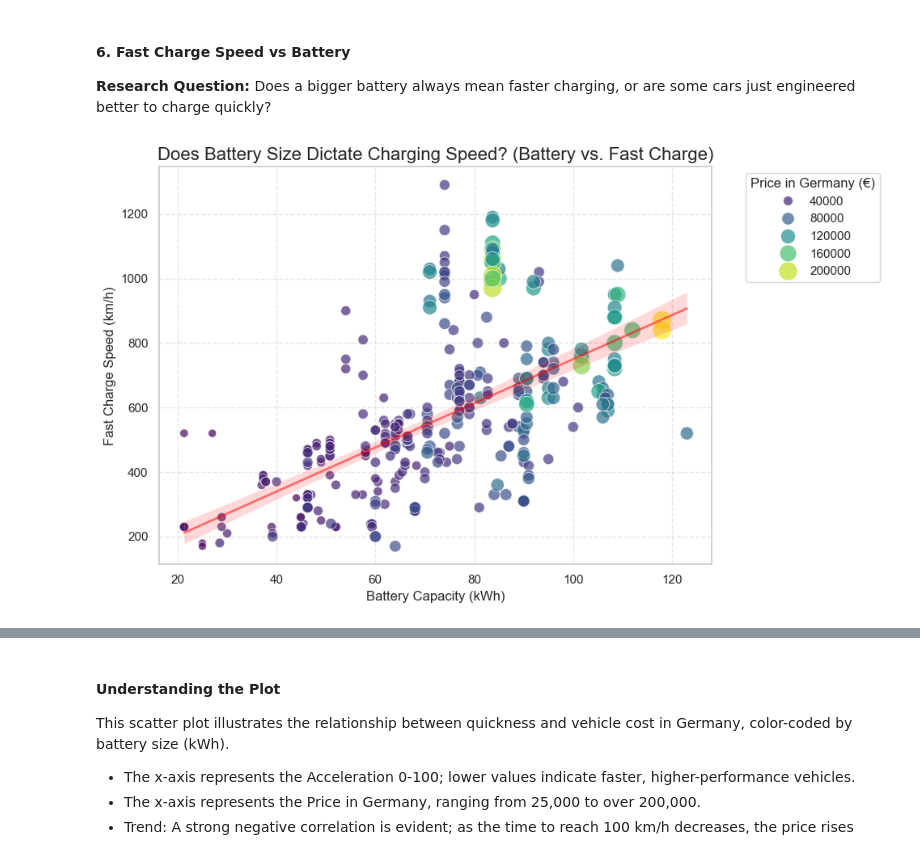
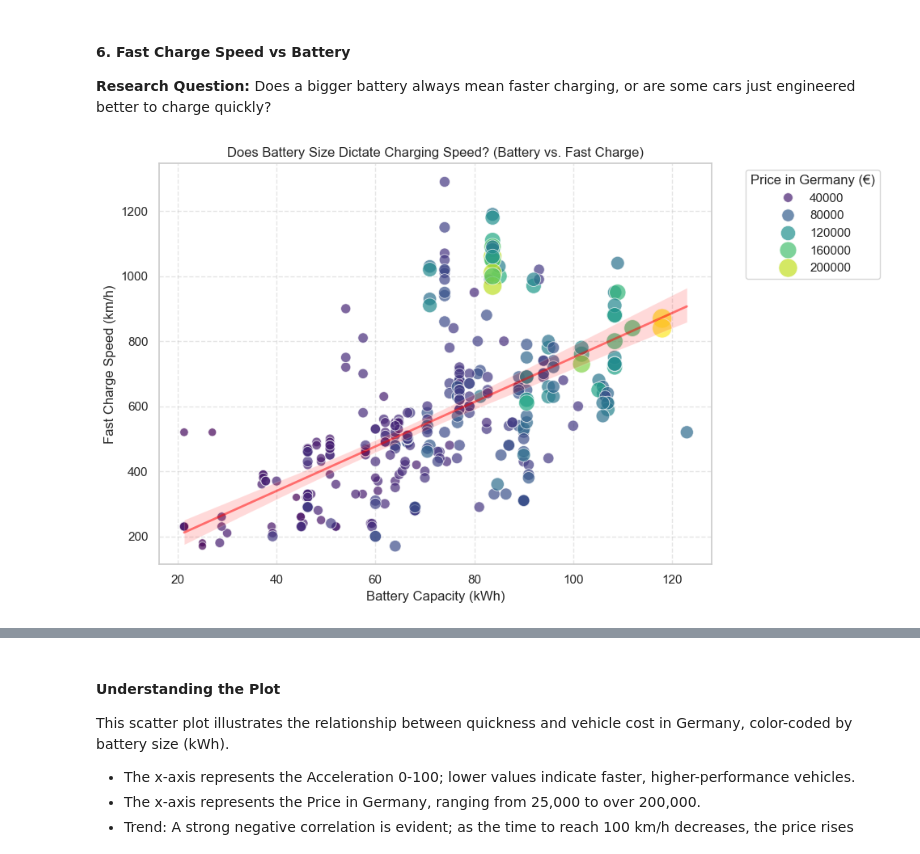
Before and after one commit to divyadas176/Electric_Vehicle_Analysis, a Jupyter notebook: Electric_Vehicle_Analysis.ipynb, the cells around one changed output, grey strips where cells are left out. Cells and saved outputs as stored; diff of their text form; code cells hidden in the pictures.

```diff
--- a/Electric_Vehicle_Analysis.ipynb
+++ b/Electric_Vehicle_Analysis.ipynb
@@ -911,35 +911,35 @@ scatter = sns.scatterplot(
     x='Battery',
     y='Fast_charge',
     hue='Price_DE',       # Colors the points by price to see the "luxury" effect
     size='Price_DE',      # Larger dots represent more expensive cars
     palette='viridis',    # A clear, professional color gradient
     sizes=(50, 300),
     alpha=0.7
 )
 
 # Adding a regression trend line to see the general engineering trend
 sns.regplot(
     data=ev_df,
     x='Battery',
     y='Fast_charge',
     scatter=False,
     color='red',
     line_kws={"color": "red", "alpha": 0.5, "lw": 2}
 )
 
 # Customizing labels and title
-plt.title('Does Battery Size Dictate Charging Speed? (Battery vs. Fast Charge)', fontsize=16)
+plt.title('Does Battery Size Dictate Charging Speed? (Battery vs. Fast Charge)')
 plt.xlabel('Battery Capacity (kWh)', fontsize=12)
 plt.ylabel('Fast Charge Speed (km/h)', fontsize=12)
 plt.grid(True, linestyle='--', alpha=0.5)
 
 # Place the legend outside to keep the plot clean
 plt.legend(title='Price in Germany (€)', bbox_to_anchor=(1.05, 1), loc='upper left')
 
 plt.tight_layout()
 plt.show()
 # %% [output]
-[figure, old version]
+[figure, new version]
 # %% [markdown]
 #### Understanding the Plot
 
```
Also changed, not shown: parts of 17 cells of this notebook.
